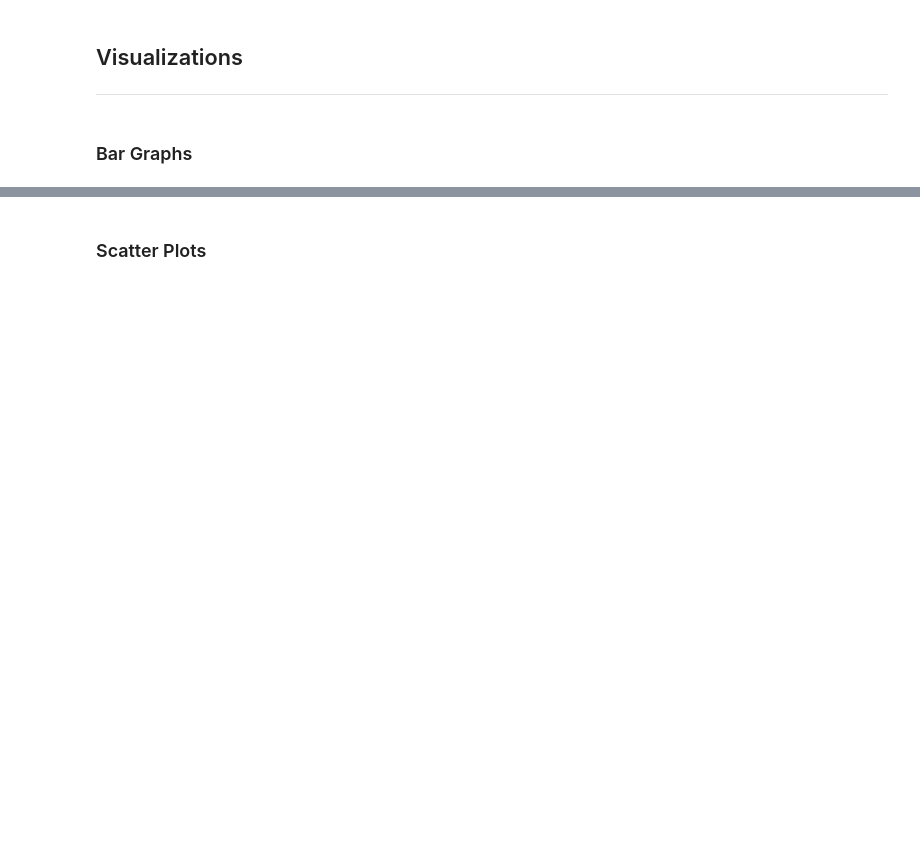
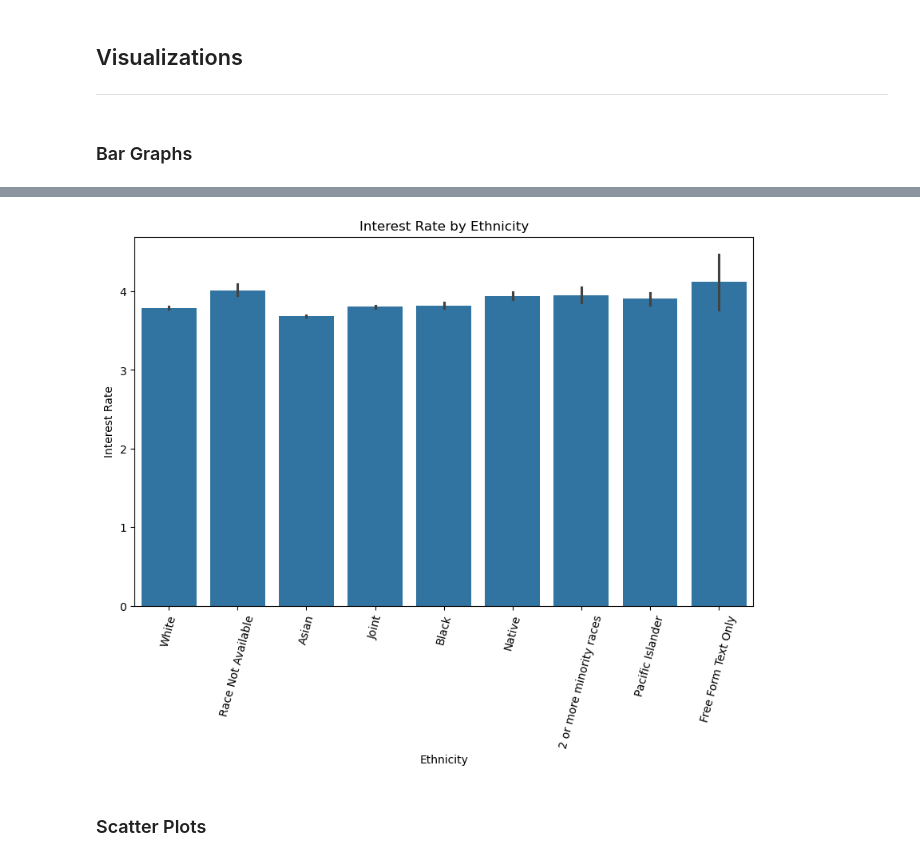
Before and after one commit to PonchoBeBallin/Group_project_Data_Class, a Jupyter notebook: HMDA test.ipynb, the cells around one changed output, grey strips where cells are left out. Saved outputs shown, nothing was run; the diff lists cells and outputs as text; code cells hidden in the pictures; blank space fills up the shorter version.

```diff
--- a/HMDA test.ipynb
+++ b/HMDA test.ipynb
@@ -510,3 +519,14 @@ print(f"Lowest average interest rate: {lowest_interest_rate:.2f}%")
+# %%
+# Create a bar chart to compare interest rates by ethnicity
+plt.figure(figsize=(10, 6))
+sns.barplot(x='derived_race', y='interest_rate', data=df)
+plt.title("Interest Rate by Ethnicity")
+plt.xlabel("Ethnicity")
+plt.ylabel("Interest Rate")
+plt.xticks(rotation=75)  # Rotate x-axis labels for readability
+plt.show()
+# %% [output]
+[figure, added]
 # %% [markdown]
 ### Scatter Plots
 # %%
```
Also changed, not shown: parts of 32 cells of this notebook.
